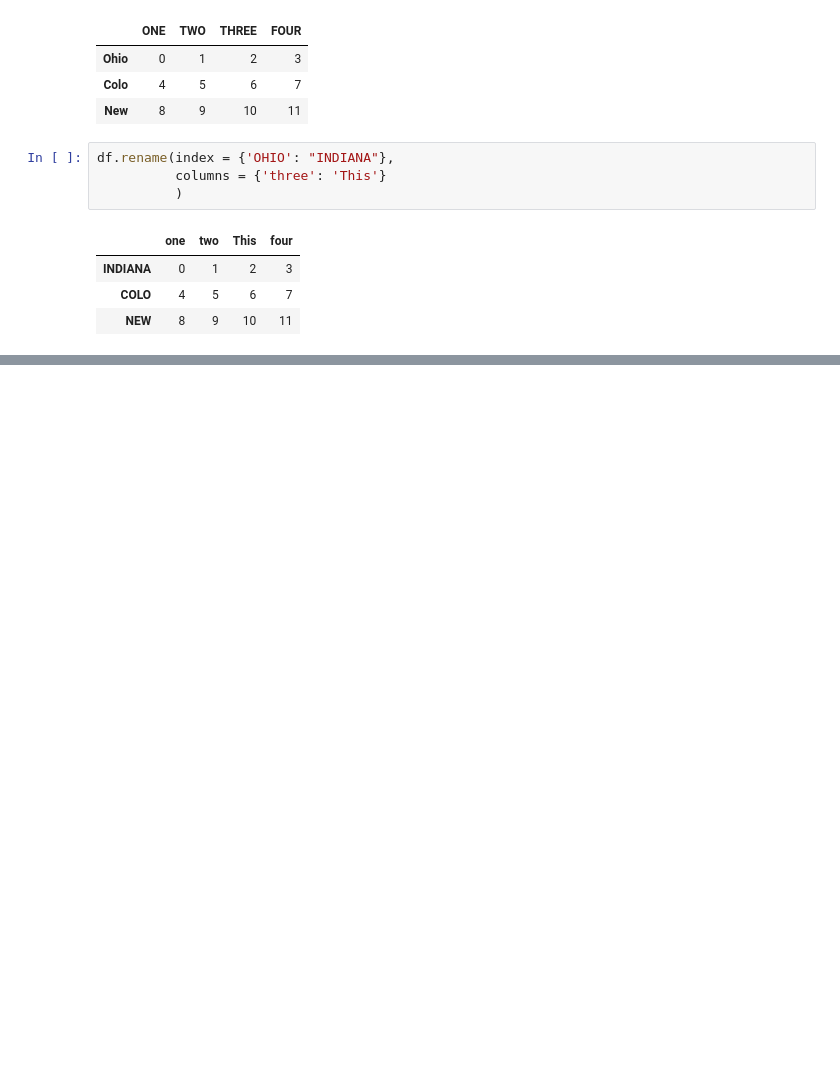
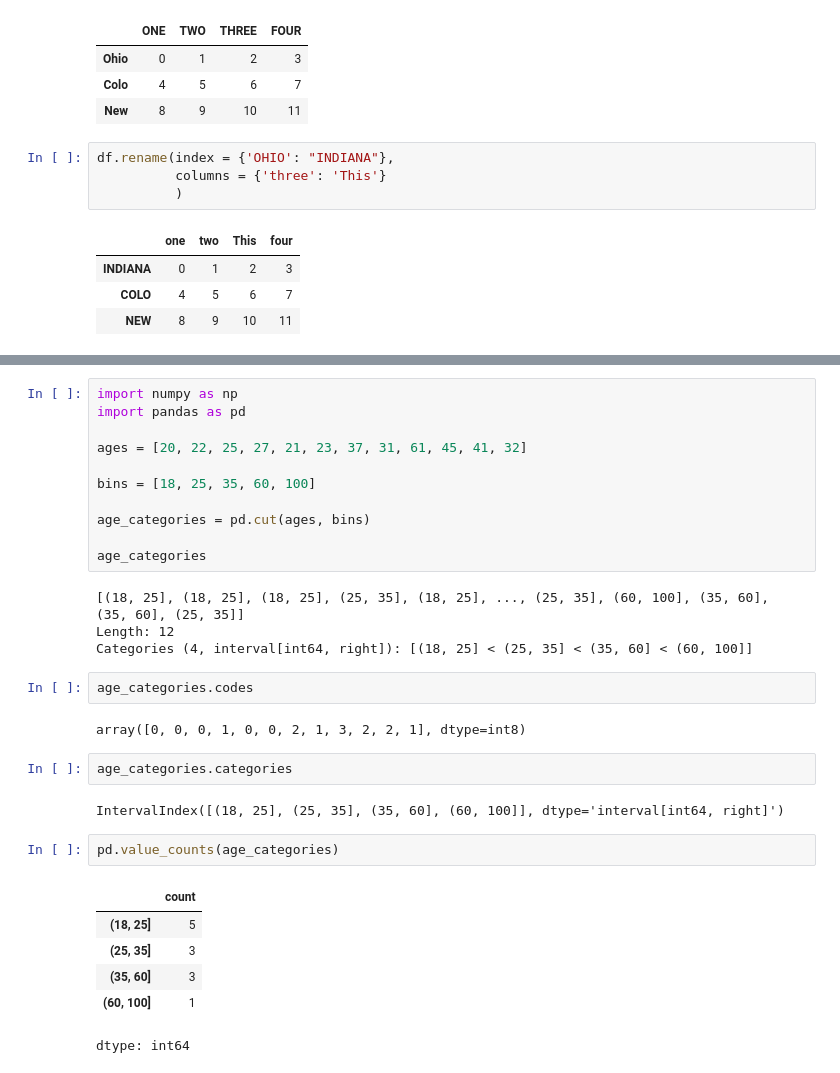
Before and after one commit to varunptel/Pythoning, a Jupyter notebook: pandas/Data_Handling.ipynb, the cells around one changed output, grey strips where cells are left out. Cells and saved outputs as stored; diff of their text form; blank space fills up the shorter version.

Commit message:
Hold on to this for a moment to continue Numpy is required

```diff
--- a/pandas/Data_Handling.ipynb
+++ b/pandas/Data_Handling.ipynb
@@ -393,0 +404,32 @@ df.rename(index = {'OHIO': "INDIANA"},
+# %%
+import numpy as np
+import pandas as pd
+
+ages = [20, 22, 25, 27, 21, 23, 37, 31, 61, 45, 41, 32]
+
+bins = [18, 25, 35, 60, 100]
+
+age_categories = pd.cut(ages, bins)
+
+age_categories
+# %% [output]
+[(18, 25], (18, 25], (18, 25], (25, 35], (18, 25], ..., (25, 35], (60, 100], (35, 60], (35, 60], (25, 35]]
+Length: 12
+Categories (4, interval[int64, right]): [(18, 25] < (25, 35] < (35, 60] < (60, 100]]
+# %%
+age_categories.codes
+# %% [output]
+array([0, 0, 0, 1, 0, 0, 2, 1, 3, 2, 2, 1], dtype=int8)
+# %%
+age_categories.categories
+# %% [output]
+IntervalIndex([(18, 25], (25, 35], (35, 60], (60, 100]], dtype='interval[int64, right]')
+# %%
+pd.value_counts(age_categories)
+# %% [output]
+|  | count |
+| (18, 25] | 5 |
+| (25, 35] | 3 |
+| (35, 60] | 3 |
+| (60, 100] | 1 |
+dtype: int64
```
Also changed, not shown: parts of 7 cells of this notebook.
